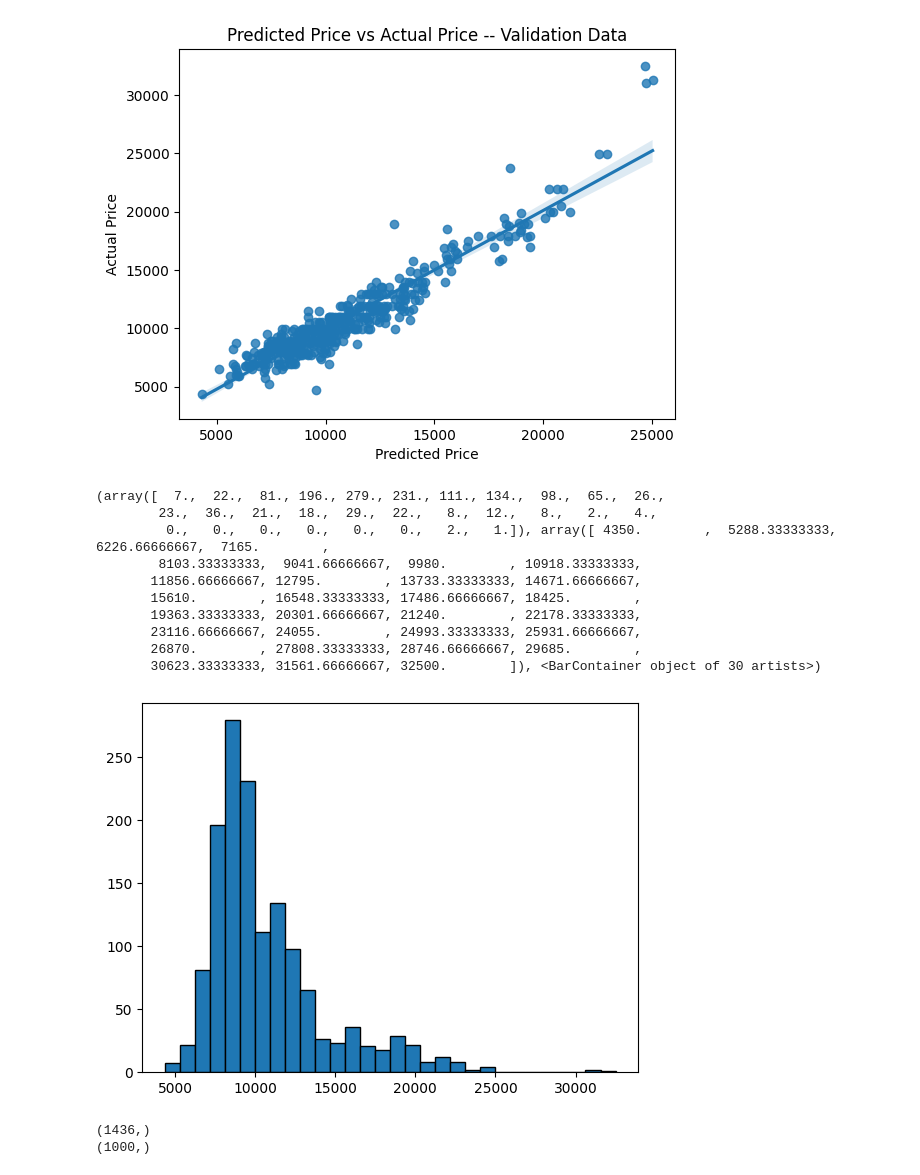
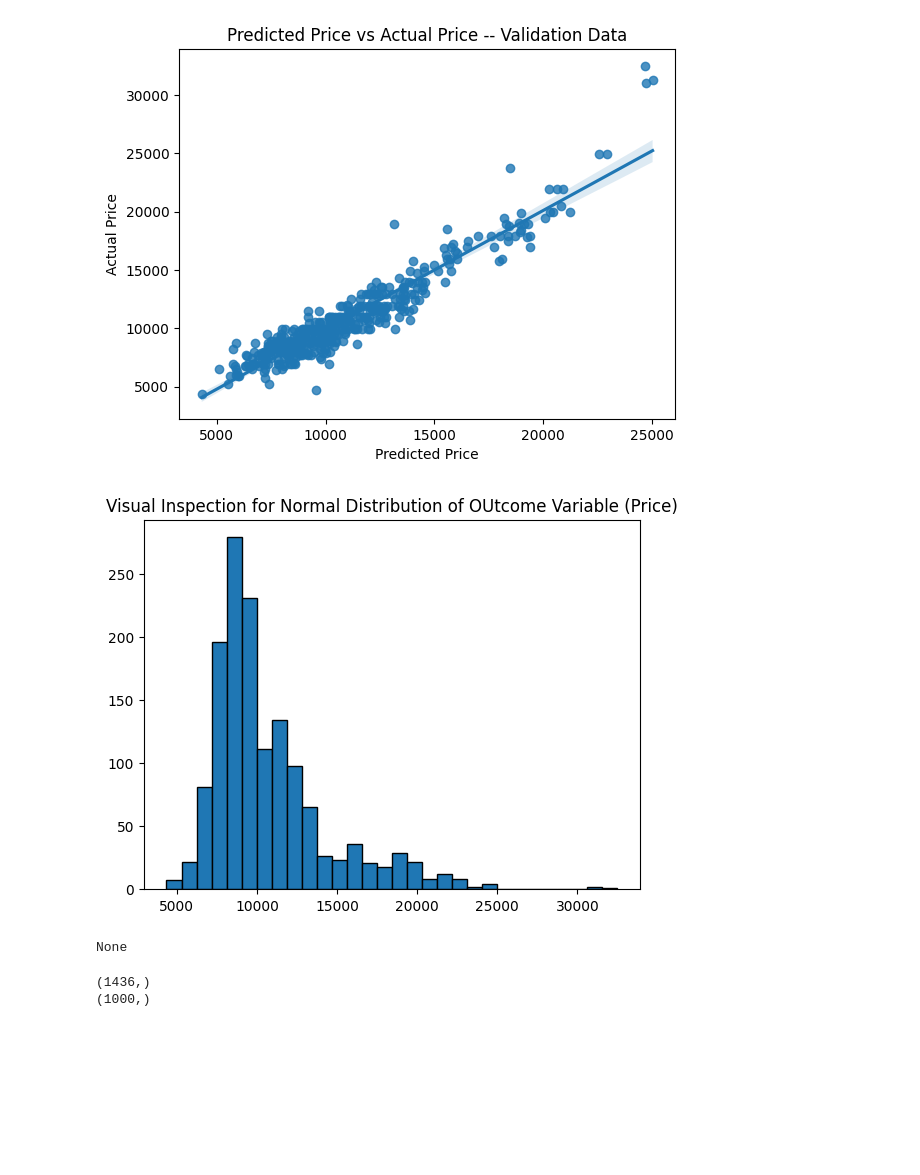
Before and after one commit to beneDesp/GLDM3002, a Jupyter notebook: finalProjectTeam2_MW.ipynb, the cells around one changed output. Saved outputs shown, nothing was run; the diff lists cells and outputs as text; code cells hidden in the pictures; blank space fills up the shorter version.

Commit message:
add label to normDist hist of Price

```diff
--- a/finalProjectTeam2_MW.ipynb
+++ b/finalProjectTeam2_MW.ipynb
@@ -242,26 +242,18 @@ plt.show()
 # %%
 #see distribution of outcome varible to determine if Linear Regression assumtions of normality are reasonable
 
 #create histogram to visualize values in dataset
+%matplotlib inline
 import matplotlib.pyplot as plt
-%matplotlib inline
 
-print(plt.hist(corrola_enc['Price'], edgecolor='black', bins=30))
+plt.title('Visual Inspection for Normal Distribution of OUtcome Variable (Price)')
+plt.hist(corrola_enc['Price'], edgecolor='black', bins=30)
 
 #fig = sm.qqplot(corrola_enc['Price'], line='45')
-#print(plt.show())
+print(plt.show())
 # %% [output]
+[figure, new version]
-(array([  7.,  22.,  81., 196., 279., 231., 111., 134.,  98.,  65.,  26.,
-        23.,  36.,  21.,  18.,  29.,  22.,   8.,  12.,   8.,   2.,   4.,
-         0.,   0.,   0.,   0.,   0.,   0.,   2.,   1.]), array([ 4350.        ,  5288.33333333,  6226.66666667,  7165.        ,
-        8103.33333333,  9041.66666667,  9980.        , 10918.33333333,
-       11856.66666667, 12795.        , 13733.33333333, 14671.66666667,
-       15610.        , 16548.33333333, 17486.66666667, 18425.        ,
-       19363.33333333, 20301.66666667, 21240.        , 22178.33333333,
-       23116.66666667, 24055.        , 24993.33333333, 25931.66666667,
-       26870.        , 27808.33333333, 28746.66666667, 29685.        ,
-       30623.33333333, 31561.66666667, 32500.        ]), <BarContainer object of 30 artists>)
+None
-[figure, old version]
 # %%
 
 print(corrola_enc['Price'].values.shape)
```
